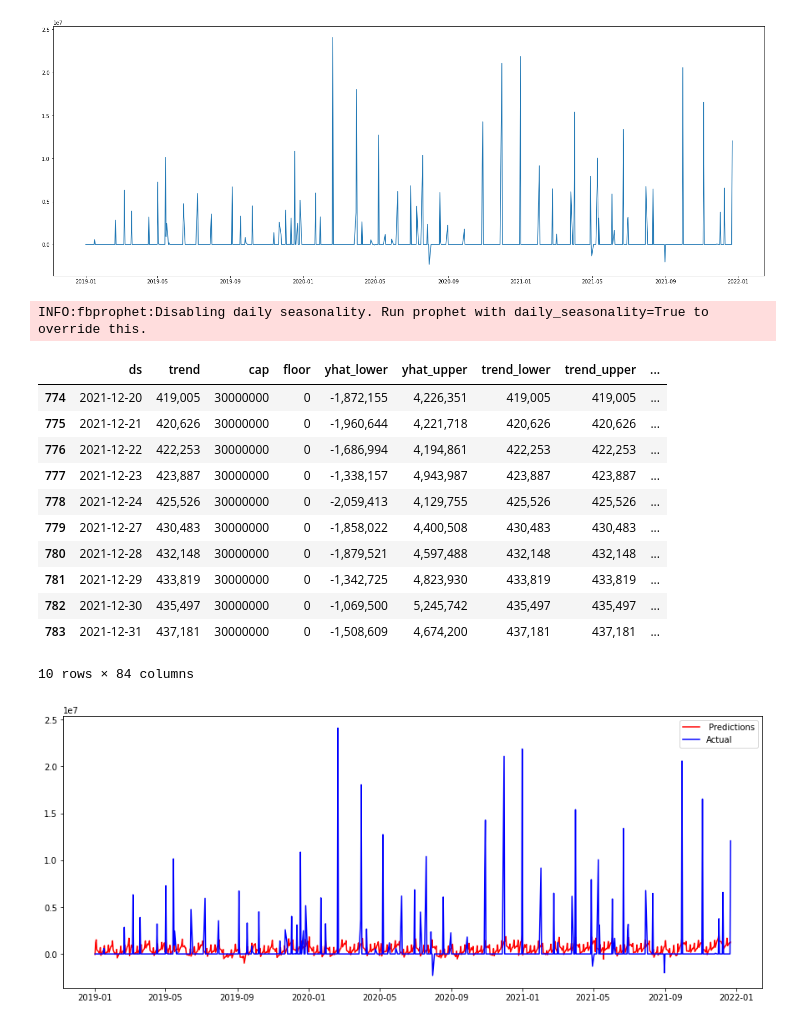
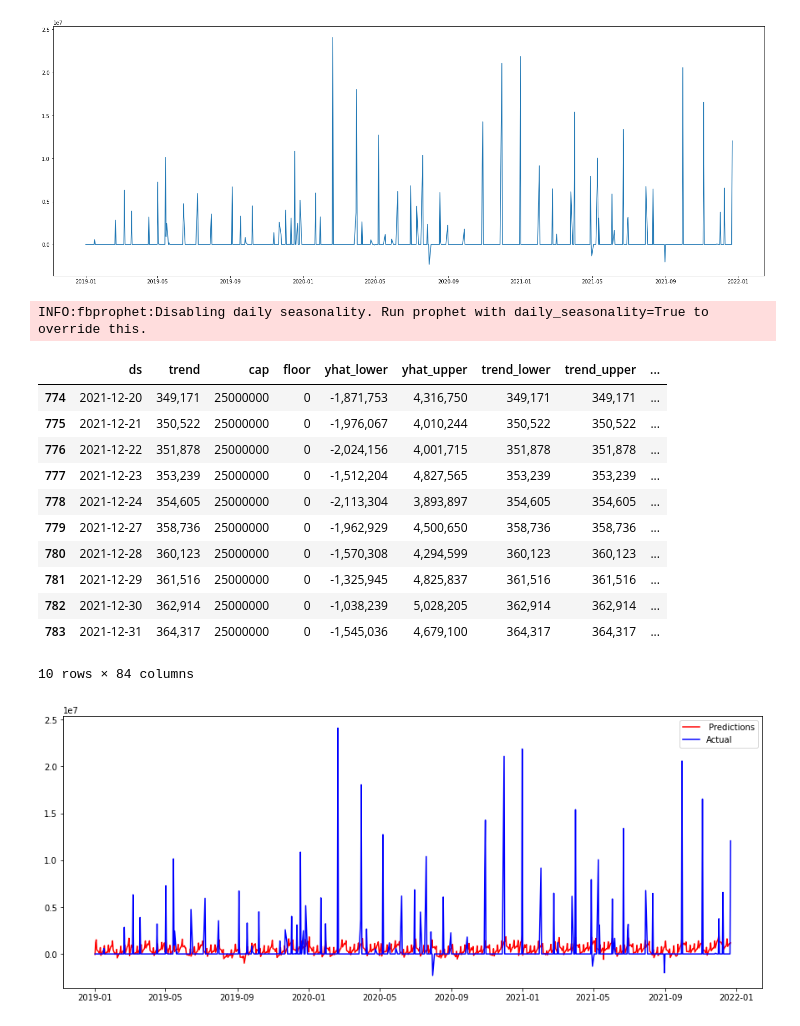
Before and after one commit to parkyw2/keggle, a Jupyter notebook: 기재품_소모품비_공장별.ipynb, the cells around one changed output. Drawn from its saved outputs; the diff is of its cells as text; code cells hidden in the pictures.

```diff
--- a/기재품_소모품비_공장별.ipynb
+++ b/기재품_소모품비_공장별.ipynb
@@ -505,29 +511,29 @@ plt.show()
 # %%
 m=Prophet(growth='logistic',weekly_seasonality= 20,yearly_seasonality=5,seasonality_prior_scale=20, changepoint_prior_scale=0.5)
 m.add_seasonality(name='monthly', period=30.5, fourier_order=2)
 m.add_country_holidays(country_name='KR')
 m.fit(df_1150)
 
 future = m.make_future_dataframe(periods=9)
 future = future[future['ds'].dt.dayofweek < 5]
-future['cap'] = 30000000
+future['cap'] = 25000000
 future['floor'] = 0
 
 forecast=m.predict(future)
 forecast.tail(10)
 # %% [output]
 INFO:fbprophet:Disabling daily seasonality. Run prophet with daily_seasonality=True to override this.
 |  | ds | trend | cap | floor | yhat_lower | yhat_upper | trend_lower | trend_upper | ... |
-| 774 | 2021-12-20 | 419,005 | 30000000 | 0 | -1,872,155 | 4,226,351 | 419,005 | 419,005 | ... |
-| 775 | 2021-12-21 | 420,626 | 30000000 | 0 | -1,960,644 | 4,221,718 | 420,626 | 420,626 | ... |
-| 776 | 2021-12-22 | 422,253 | 30000000 | 0 | -1,686,994 | 4,194,861 | 422,253 | 422,253 | ... |
-| 777 | 2021-12-23 | 423,887 | 30000000 | 0 | -1,338,157 | 4,943,987 | 423,887 | 423,887 | ... |
-| 778 | 2021-12-24 | 425,526 | 30000000 | 0 | -2,059,413 | 4,129,755 | 425,526 | 425,526 | ... |
-| 779 | 2021-12-27 | 430,483 | 30000000 | 0 | -1,858,022 | 4,400,508 | 430,483 | 430,483 | ... |
-| 780 | 2021-12-28 | 432,148 | 30000000 | 0 | -1,879,521 | 4,597,488 | 432,148 | 432,148 | ... |
-| 781 | 2021-12-29 | 433,819 | 30000000 | 0 | -1,342,725 | 4,823,930 | 433,819 | 433,819 | ... |
-| 782 | 2021-12-30 | 435,497 | 30000000 | 0 | -1,069,500 | 5,245,742 | 435,497 | 435,497 | ... |
-| 783 | 2021-12-31 | 437,181 | 30000000 | 0 | -1,508,609 | 4,674,200 | 437,181 | 437,181 | ... |
+| 774 | 2021-12-20 | 349,171 | 25000000 | 0 | -1,871,753 | 4,316,750 | 349,171 | 349,171 | ... |
+| 775 | 2021-12-21 | 350,522 | 25000000 | 0 | -1,976,067 | 4,010,244 | 350,522 | 350,522 | ... |
+| 776 | 2021-12-22 | 351,878 | 25000000 | 0 | -2,024,156 | 4,001,715 | 351,878 | 351,878 | ... |
+| 777 | 2021-12-23 | 353,239 | 25000000 | 0 | -1,512,204 | 4,827,565 | 353,239 | 353,239 | ... |
+| 778 | 2021-12-24 | 354,605 | 25000000 | 0 | -2,113,304 | 3,893,897 | 354,605 | 354,605 | ... |
+| 779 | 2021-12-27 | 358,736 | 25000000 | 0 | -1,962,929 | 4,500,650 | 358,736 | 358,736 | ... |
+| 780 | 2021-12-28 | 360,123 | 25000000 | 0 | -1,570,308 | 4,294,599 | 360,123 | 360,123 | ... |
+| 781 | 2021-12-29 | 361,516 | 25000000 | 0 | -1,325,945 | 4,825,837 | 361,516 | 361,516 | ... |
+| 782 | 2021-12-30 | 362,914 | 25000000 | 0 | -1,038,239 | 5,028,205 | 362,914 | 362,914 | ... |
+| 783 | 2021-12-31 | 364,317 | 25000000 | 0 | -1,545,036 | 4,679,100 | 364,317 | 364,317 | ... |
 10 rows × 84 columns
 # %%
 preds= forecast['yhat'][:-7]
```
Also changed, not shown: parts of 36 cells of this notebook.
